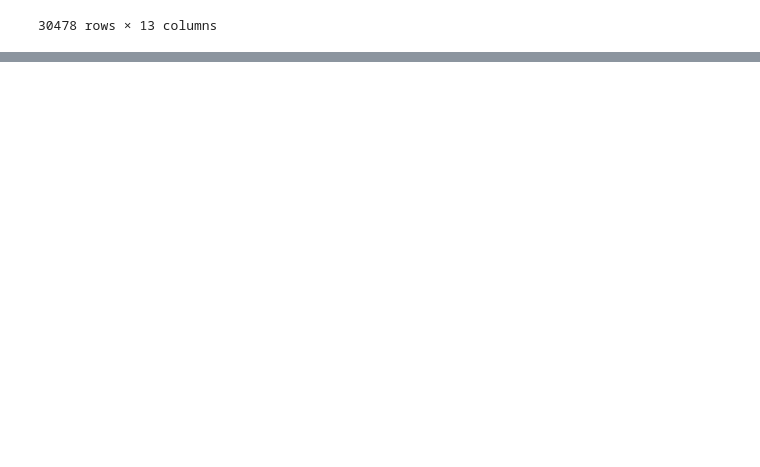
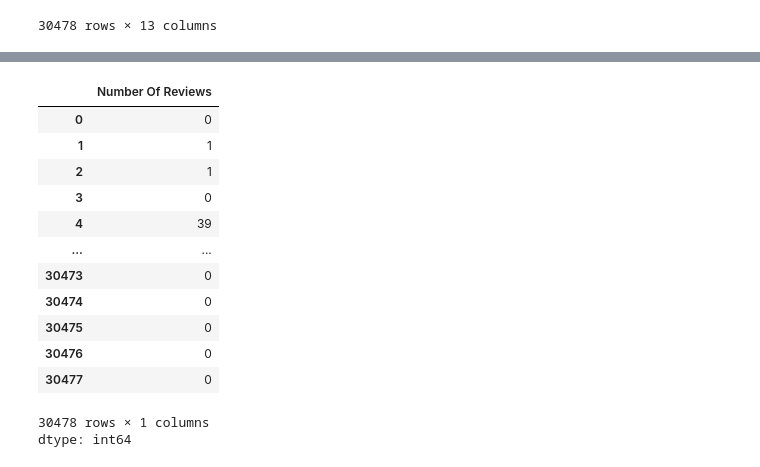
Before and after one commit to oliviapang/scratchpad, a Jupyter notebook: Class_1_20.ipynb, the cells around one changed output, grey strips where cells are left out. Drawn from its saved outputs; the diff is of its cells as text; code cells hidden in the pictures; blank space fills up the shorter version.

```diff
--- a/Class_1_20.ipynb
+++ b/Class_1_20.ipynb
@@ -50,0 +38,3 @@ dtype: float64
+# %%
+df['Price'].str.replace(',','')
+df['Price'] = pd.to_numeric(df['Price'], errors = 'coerce')
@@ -50,0 +54,17 @@ dtype: float64
+# %%
+df['Number Of Reviews']
+# %% [output]
+|  | Number Of Reviews |
+| 0 | 0 |
+| 1 | 1 |
+| 2 | 1 |
+| 3 | 0 |
+| 4 | 39 |
+| ... | ... |
+| 30473 | 0 |
+| 30474 | 0 |
+| 30475 | 0 |
+| 30476 | 0 |
+| 30477 | 0 |
+30478 rows × 1 columns
+dtype: int64
```
Also changed, not shown: parts of 3 cells of this notebook.
